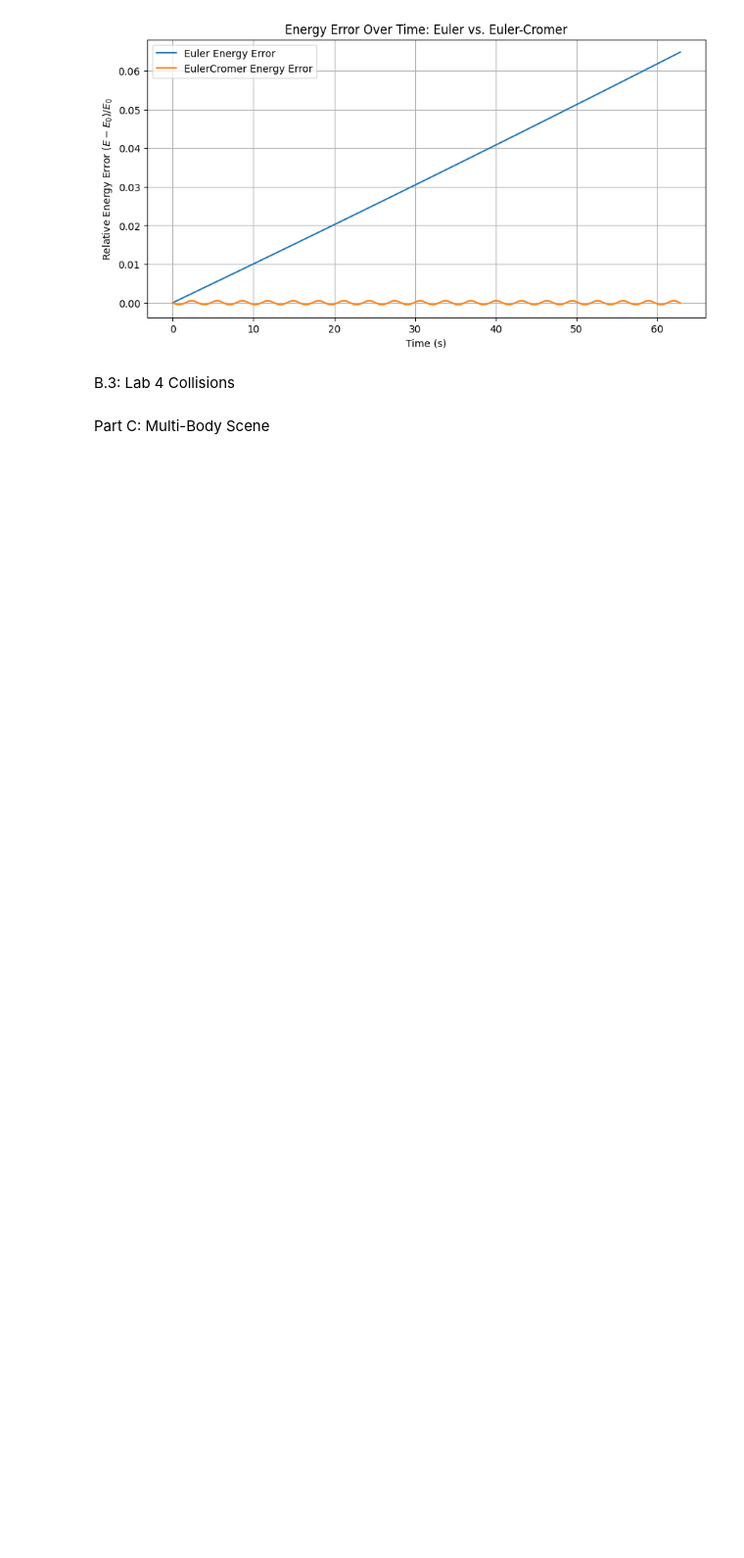
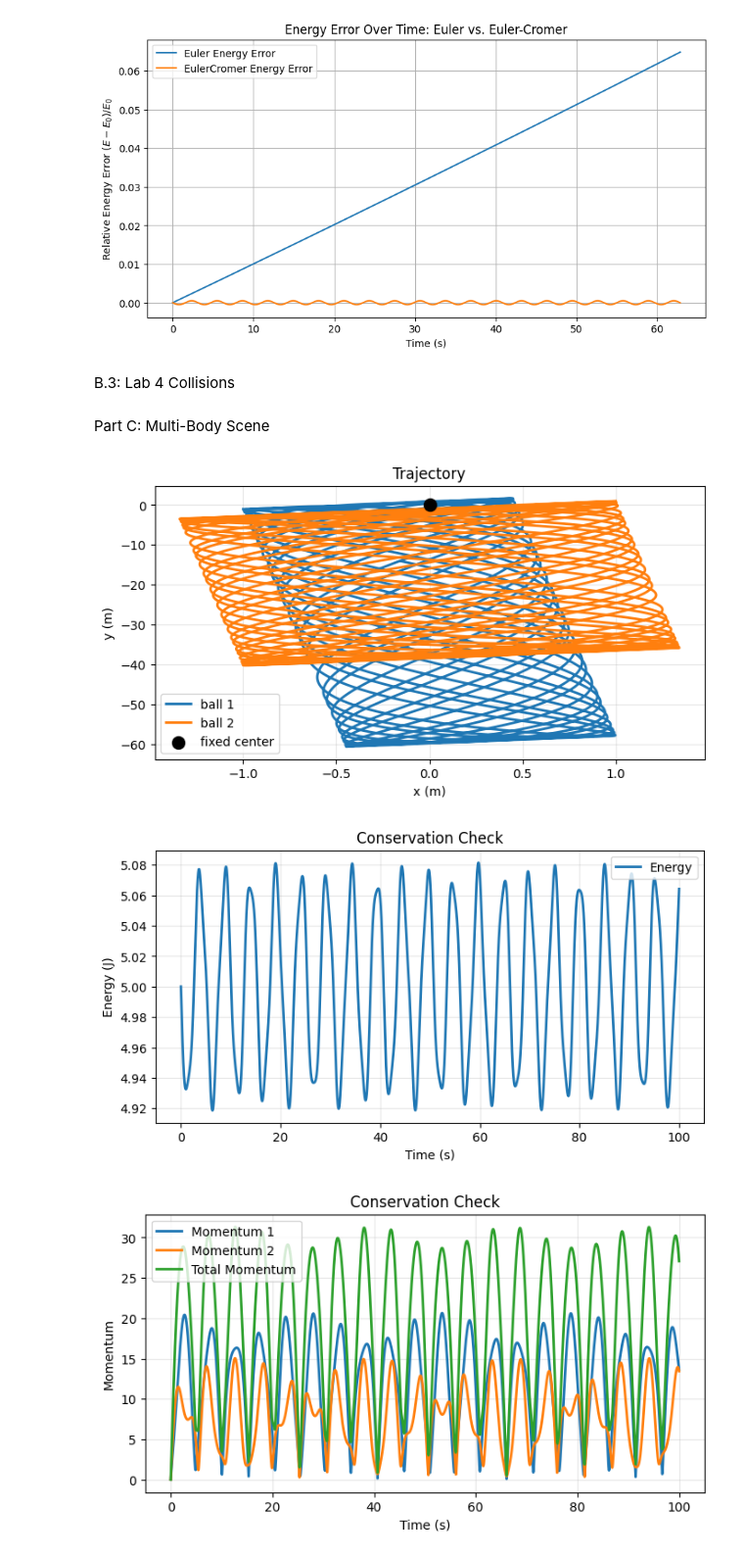
Before and after one commit to barnol-lee/phys311, a Jupyter notebook: Labs/Lab07/Lab07_engine/lab07_demo.ipynb, the cells around one changed output. Shown at 98% size. Cells and saved outputs as stored; diff of their text form; code cells hidden in the pictures; blank space fills up the shorter version.

```diff
--- a/Labs/Lab07/Lab07_engine/lab07_demo.ipynb
+++ b/Labs/Lab07/Lab07_engine/lab07_demo.ipynb
@@ -266,17 +266,66 @@ B.3: Lab 4 Collisions
 # %% [markdown]
 Part C: Multi-Body Scene
 # %%
-world=World(integrator=I())
+world=World(integrator=EulerCromer())
+world.add(Body(m=1.0, r=(-1, -1), v=(0,0)))
+world.add(Body(m=1.0, r=(1, 1), v=(0,0)))
 world.add(Body(m=1.0, r=(0, 0), fixed=True))
-world.add(Body(m=1.0, r=(1, 0), v=(0, 0)))
 world.add_force(Spring(0,1))
+world.add_force(Spring(1,2))
+world.add_force(Gravity())
 
 world.record('t', lambda W: W.t)
-world.record('x', lambda W: W.bodies[1].r[0])
-world.record('v', lambda W: W.bodies[1].v[0])
-world.record('E', lambda W: W.total_energy())
+world.record('r1', lambda W: np.array(W.bodies[0].r))
+world.record('r2', lambda W: np.array(W.bodies[1].r))
+world.record('v1', lambda W: np.array(W.bodies[0].v))
+world.record('v2', lambda W: np.array(W.bodies[1].v))
+world.record('E', lambda W: np.array(W.total_energy()))
 
-w=world.run(dt=0.001,t_end=10*T)
+w=world.run(dt=0.001,t_end=100)
 
-x = np.array(world.history['x'])
-v = np.array(world.history['v'])
+t = np.array(world.history['t'])
+E = np.array(world.history['E'])
+
+r1 = np.array(world.history['r1'])
+r2 = np.array(world.history['r2'])
+v1 = np.array(world.history['v1'])
+v2 = np.array(world.history['v2'])
+
+sp1=np.linalg.norm(v1, axis=1)
+sp2=np.linalg.norm(v2, axis=1)
+
+
+plt.figure(figsize=(8, 4))
+plt.plot(r1[:,0], r1[:,1], linewidth=2, label='ball 1')
+plt.plot(r2[:,0], r2[:,1], linewidth=2, label='ball 2')
+plt.scatter(0, 0, color='black', s=100, zorder=5, label='fixed center')
+plt.xlabel('x (m)')
+plt.ylabel('y (m)')
+plt.title('Trajectory')
+plt.grid(True, alpha=0.3)
+plt.legend()
+plt.show()
+
+plt.figure(figsize=(8, 4))
+plt.plot(t, E, linewidth=2, label='Energy')
+plt.xlabel('Time (s)')
+plt.ylabel('Energy (J)')
+plt.title('Conservation Check')
+plt.grid(True, alpha=0.3)
+plt.legend()
+plt.show()
+
+plt.figure(figsize=(8, 4))
+plt.plot(t, sp1, linewidth=2, label='Momentum 1')
+plt.plot(t, sp2, linewidth=2, label='Momentum 2')
+plt.plot(t, sp1+sp2, linewidth=2, label='Total Momentum')
+plt.xlabel('Time (s)')
+plt.ylabel('Momentum')
+plt.title('Conservation Check')
+plt.grid(True, alpha=0.3)
+plt.legend()
+plt.show()
+# %% [output]
+[figure, added]
+[figure, added]
+[figure, added]
```
Also changed, not shown: parts of 2 cells of this notebook.
